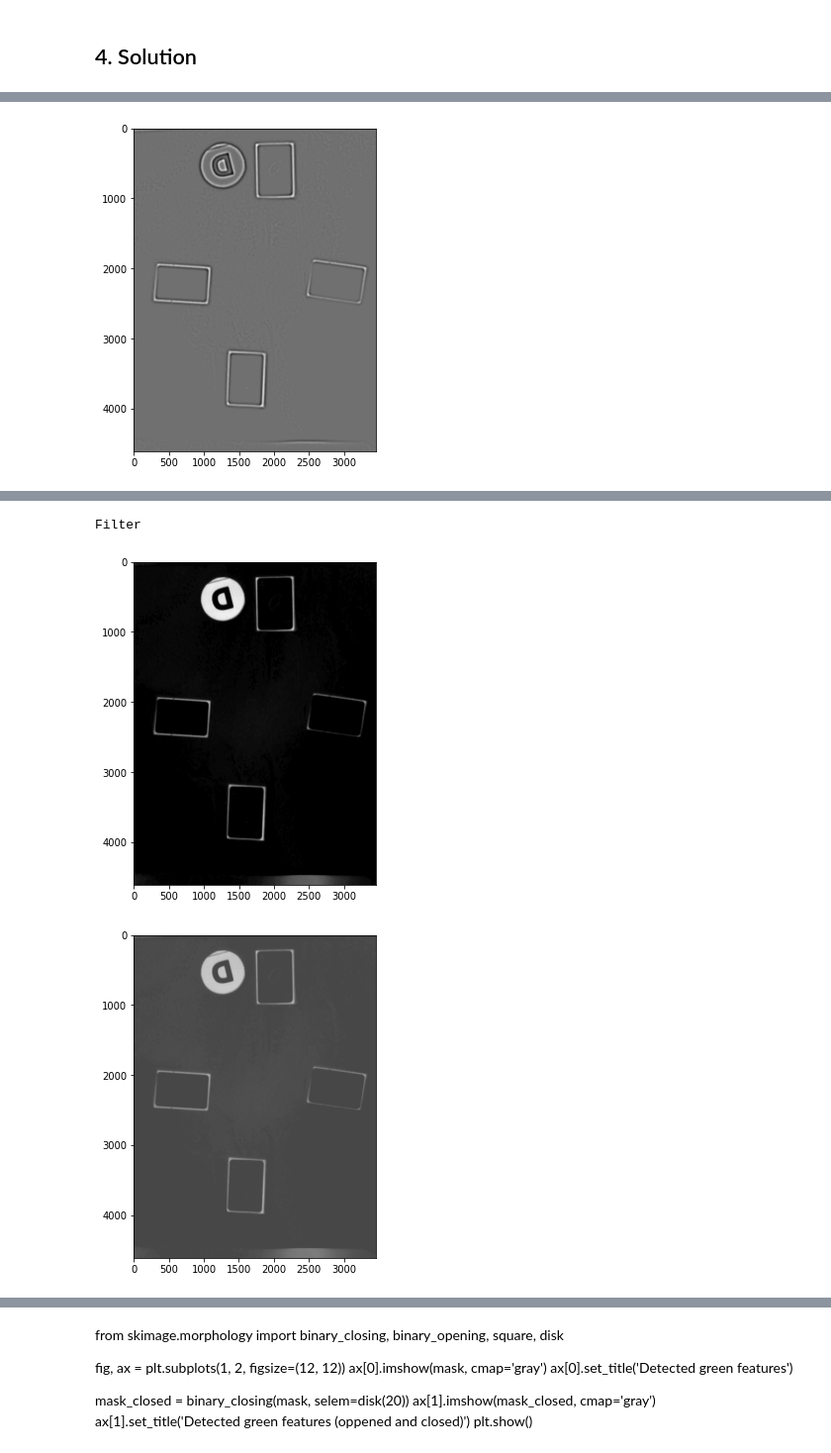
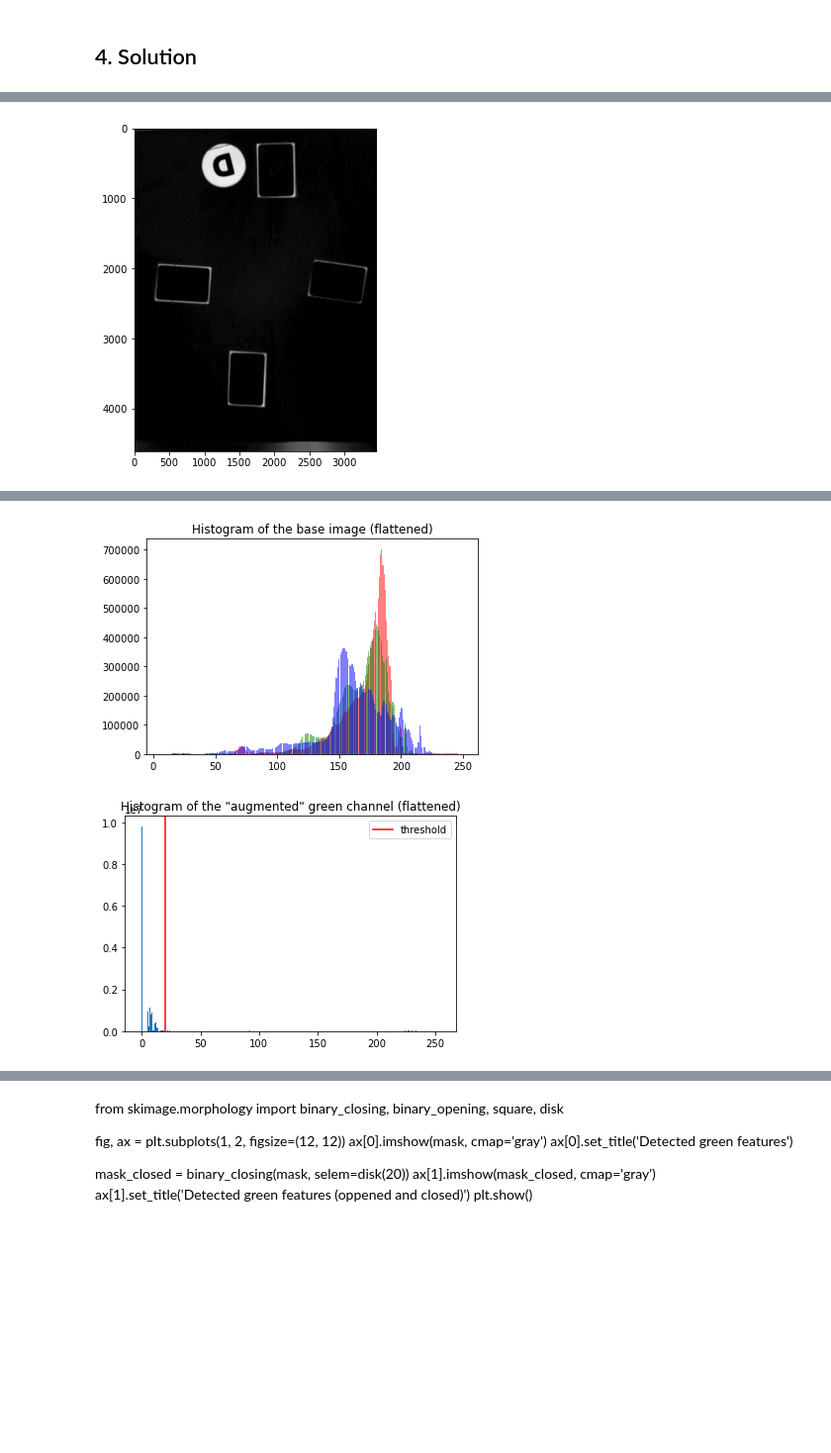
Before and after one commit to aalshabaan/iapr, a Jupyter notebook: project/project.ipynb, the cells around one changed output, grey strips where cells are left out. Shown at 99% size. Drawn from its saved outputs; the diff is of its cells as text; code cells hidden in the pictures; blank space fills up the shorter version.

```diff
--- a/project/project.ipynb
+++ b/project/project.ipynb
@@ -162,15 +164,28 @@ im_uint8 = skimage.io.imread(os.path.join(data_path, '8.jpg'))
 im = im_uint8.astype('int')
 # %%
 threshold2 = 30
-threshold = 180
+threshold = 20
 
 def detect_object_border(im, threshold):
     # apply green channel enhancement
     im_green = 2*im[:,:,1] - im[:,:,0] -im[:,:,2]
     im_green = im_green * (im_green > im_green.mean())
 
+    start = time.time()
     im_filtered = difference_of_gaussians(im_green, 10)*10e10
+    end = time.time()
+    print(end - start)
 
+    start = time.time()
+    im_filtered = gaussian_laplace(im_green, 0.3)*(-1)
+    print(im_filtered.max())
+    im_filtered = im_filtered / im_filtered.max()
+    im_filtered *= 255
+    end = time.time()
+    print(end - start)
+
+    print(im_filtered.min())
+    print(im_filtered.max())
     # threshold
     mask = (im_filtered > threshold)
 
@@ -206,21 +221,21 @@ plt.imshow(mask, cmap='gray')
 plt.title('Detected green features')
 plt.show()
 
-print("Filter")
-mask, im_green, filtered = detect_object_border2(im, threshold)
+#print("Filter")
+#mask, im_green, filtered = detect_object_border2(im, threshold)
 
-fig, ax = plt.subplots(1, 1, figsize=(6, 6))
-ax.imshow(im_green, cmap='gray')
-plt.show()
+#fig, ax = plt.subplots(1, 1, figsize=(6, 6))
+#ax.imshow(im_green, cmap='gray')
+#plt.show()
 
-fig, ax = plt.subplots(1, 1, figsize=(6, 6))
-ax.imshow(filtered, cmap='gray')
-plt.show()
+#fig, ax = plt.subplots(1, 1, figsize=(6, 6))
+#ax.imshow(filtered, cmap='gray')
+#plt.show()
 
-plt.figure(figsize=(12, 12))
-plt.imshow(mask, cmap='gray')
-plt.title('Detected green features')
-plt.show()
+#plt.figure(figsize=(12, 12))
+#plt.imshow(mask, cmap='gray')
+#plt.title('Detected green features')
+#plt.show()
 
 # TODO: display channels distinctively
 plt.hist(im[...,0].flatten(), bins=256, color='r', alpha=0.5)
@@ -230,7 +245,7 @@ plt.title('Histogram of the base image (flattened)')
 plt.show()
 
 #im_green = 2*im[:,:,1] - im[:,:,0] -im[:,:,2]
-plt.hist(im_med.flatten(), bins=256)
+plt.hist(filtered.flatten(), bins=256)
 plt.axvline(threshold, c='r', label='threshold')
 plt.title('Histogram of the "augmented" green channel (flattened)')
 plt.legend()
@@ -244,3 +264,3 @@ plt.show()
 LoG
 [figure]
-[figure, old version]
+[figure, new version]
@@ -248,3 +268,2 @@ LoG
-Filter
-[figure, old version]
+[figure, new version]
-[figure, old version]
+[figure, new version]
```
Also changed, not shown: parts of 3 cells of this notebook, 2 other files.
